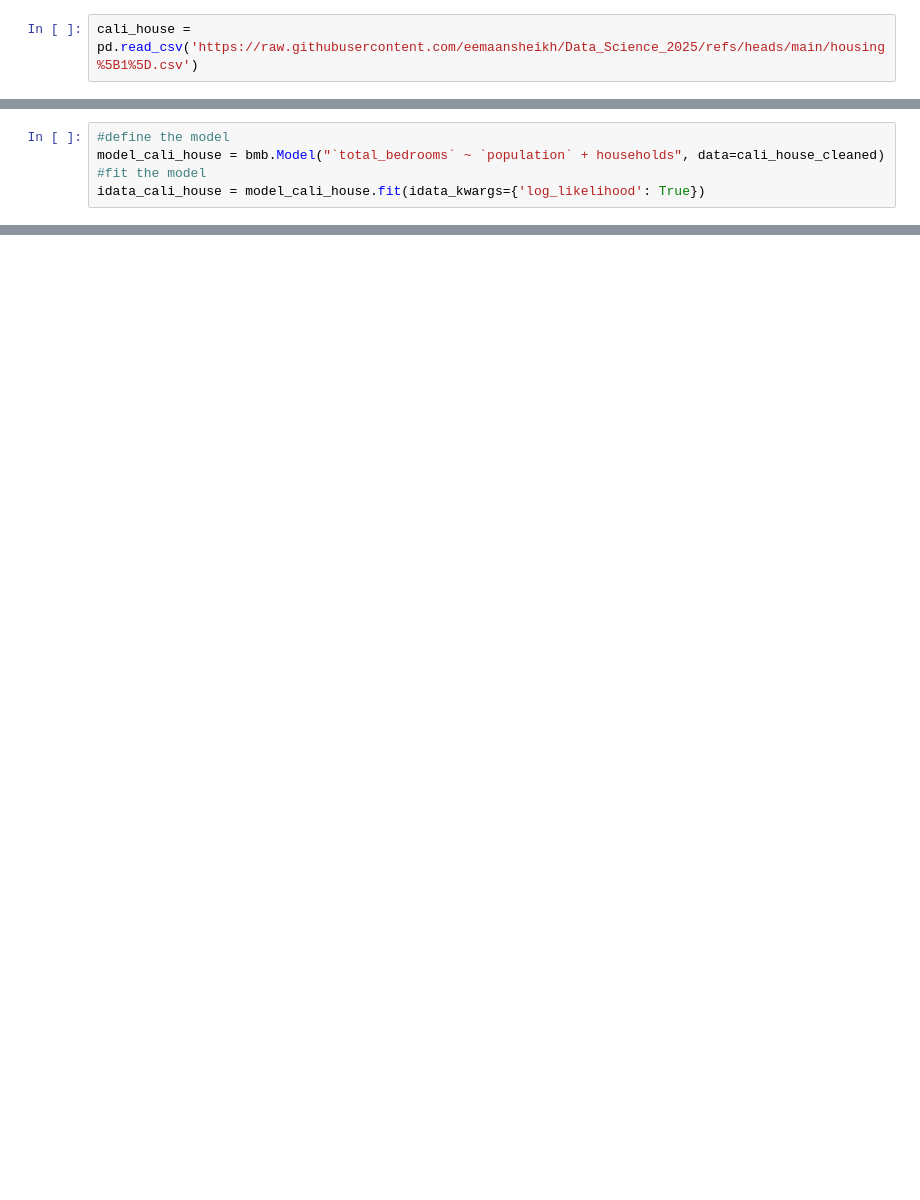
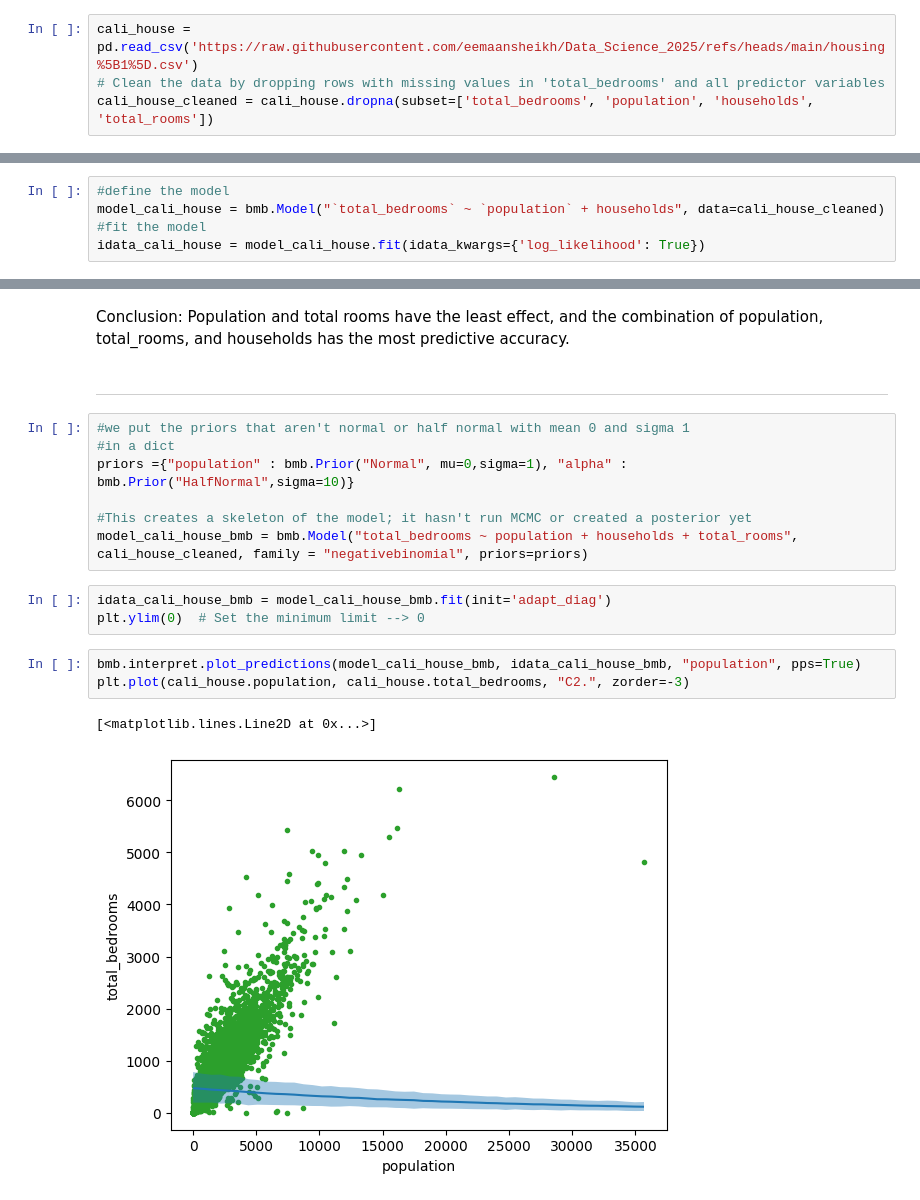
Before and after one commit to eemaansheikh/Data_Science_2025, a Jupyter notebook: EemaanSheikh_Unit6Project.ipynb, the cells around one changed output, grey strips where cells are left out. Cells and saved outputs as stored; diff of their text form; blank space fills up the shorter version.

```diff
--- a/EemaanSheikh_Unit6Project.ipynb
+++ b/EemaanSheikh_Unit6Project.ipynb
@@ -247,3 +214,5 @@ linear regression model is better because it is closer to 0.
 ---
 # %%
 cali_house = pd.read_csv('https://raw.githubusercontent.com/eemaansheikh/Data_Science_2025/refs/heads/main/housing%5B1%5D.csv')
+# Clean the data by dropping rows with missing values in 'total_bedrooms' and all predictor variables
+cali_house_cleaned = cali_house.dropna(subset=['total_bedrooms', 'population', 'households', 'total_rooms'])
@@ -280,0 +251,22 @@ az.plot_compare(cmp_df)
+# %% [markdown]
+Conclusion: Population and total rooms have the least effect, and the combination of population, total_rooms, and households has the most predictive accuracy.
+# %% [markdown]
+
+
+---
+# %%
+#we put the priors that aren't normal or half normal with mean 0 and sigma 1
+#in a dict
+priors ={"population" : bmb.Prior("Normal", mu=0,sigma=1), "alpha" : bmb.Prior("HalfNormal",sigma=10)}
+
+#This creates a skeleton of the model; it hasn't run MCMC or created a posterior yet
+model_cali_house_bmb = bmb.Model("total_bedrooms ~ population + households + total_rooms", cali_house_cleaned, family = "negativebinomial", priors=priors)
+# %%
+idata_cali_house_bmb = model_cali_house_bmb.fit(init='adapt_diag')
+plt.ylim(0)  # Set the minimum limit --> 0
+# %%
+bmb.interpret.plot_predictions(model_cali_house_bmb, idata_cali_house_bmb, "population", pps=True)
+plt.plot(cali_house.population, cali_house.total_bedrooms, "C2.", zorder=-3)
+# %% [output]
+[<matplotlib.lines.Line2D at 0x...>]
+[figure, added]
```
Also changed, not shown: parts of 27 cells of this notebook.
